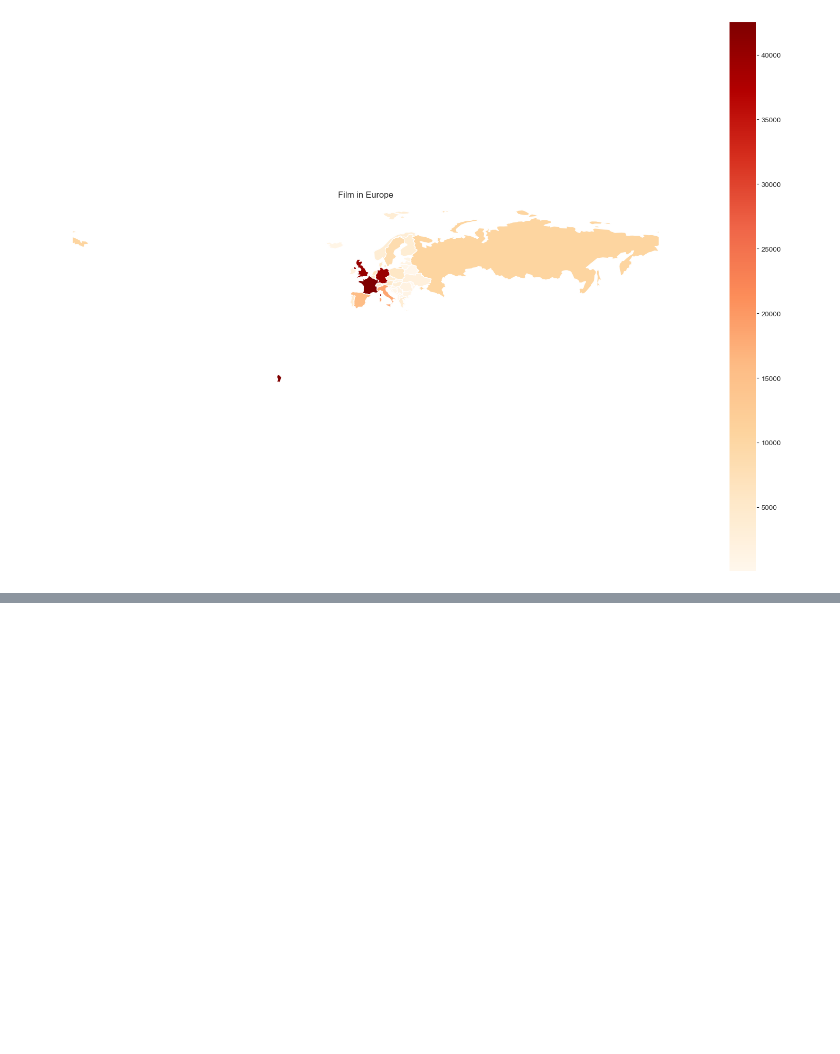
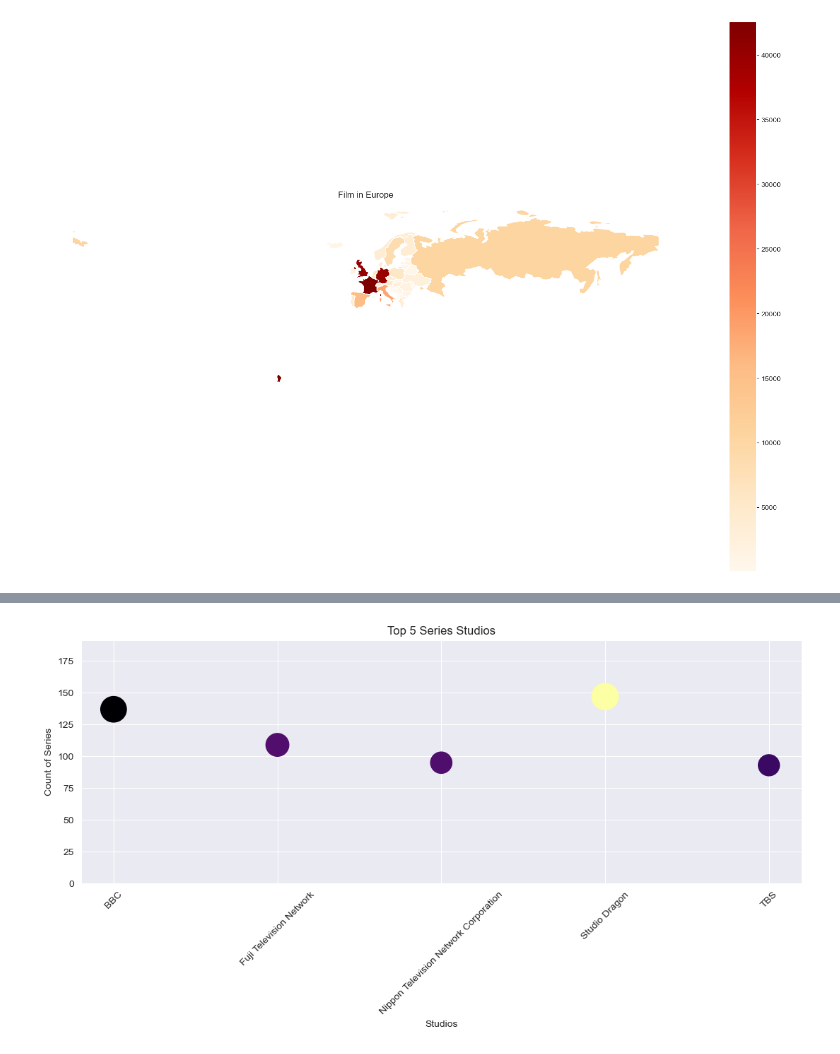
Before and after one commit to MarcoMac03/Film-analisys, a Jupyter notebook: main.ipynb, the cells around one changed output, grey strips where cells are left out. Cells and saved outputs as stored; diff of their text form; code cells hidden in the pictures; blank space fills up the shorter version.

```diff
--- a/main.ipynb
+++ b/main.ipynb
@@ -460,0 +479,22 @@ plt.show()
+# %%
+top_5_series_studios = studio_series.groupby('studio')['id'].count().sort_values(ascending=False).head(5).index
+studio_series = studio_series[studio_series['studio'].isin(top_5_series_studios)]
+studio_series_duration = studio_series.groupby('studio').agg(series_count=('id', 'count'), avg_duration=('minute', 'mean')).reset_index()
+# %%
+plt.figure(figsize=(11, 6))
+plt.scatter(
+    x=studio_series_duration['studio'],
+    y=studio_series_duration['series_count'],
+    s=studio_series_duration['series_count']*5,
+    c=studio_series_duration['avg_duration'],
+    cmap='inferno'
+)
+plt.title('Top 5 Series Studios')
+plt.xticks(rotation=45)
+plt.xlabel('Studios')
+plt.ylabel('Count of Series')
+plt.ylim(0, studio_series_duration['series_count'].max()* 1.3)
+plt.tight_layout()
+plt.show()
+# %% [output]
+[figure, added]
```
Also changed, not shown: parts of 5 cells of this notebook.
